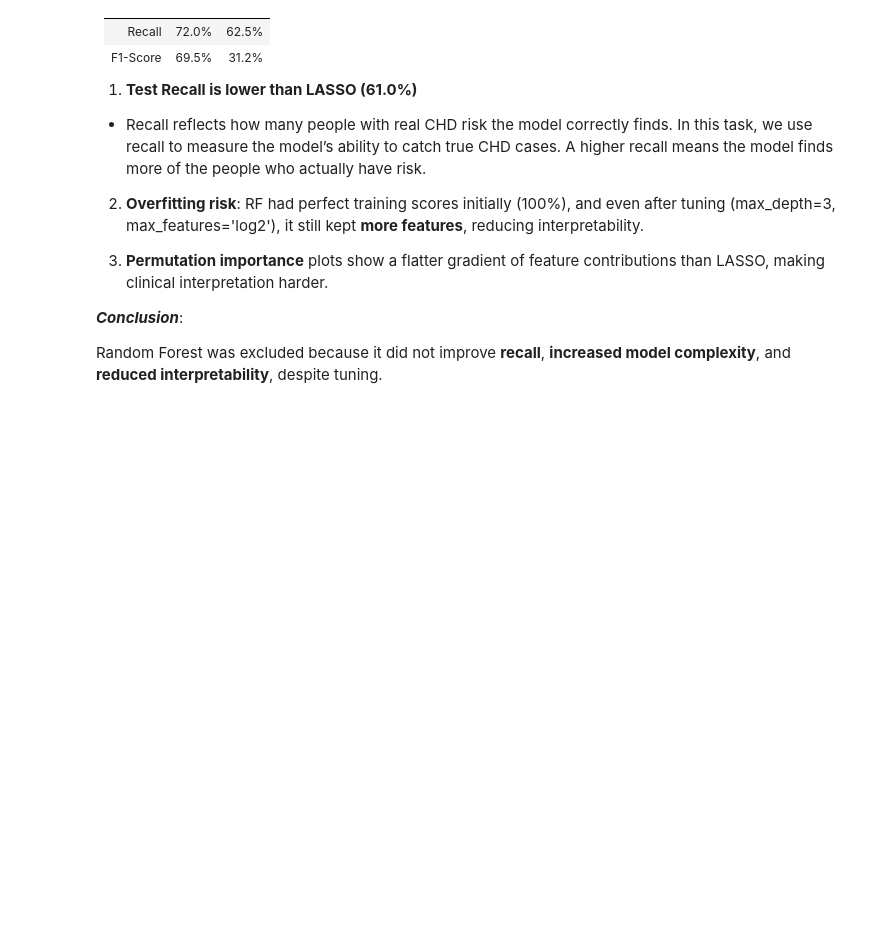
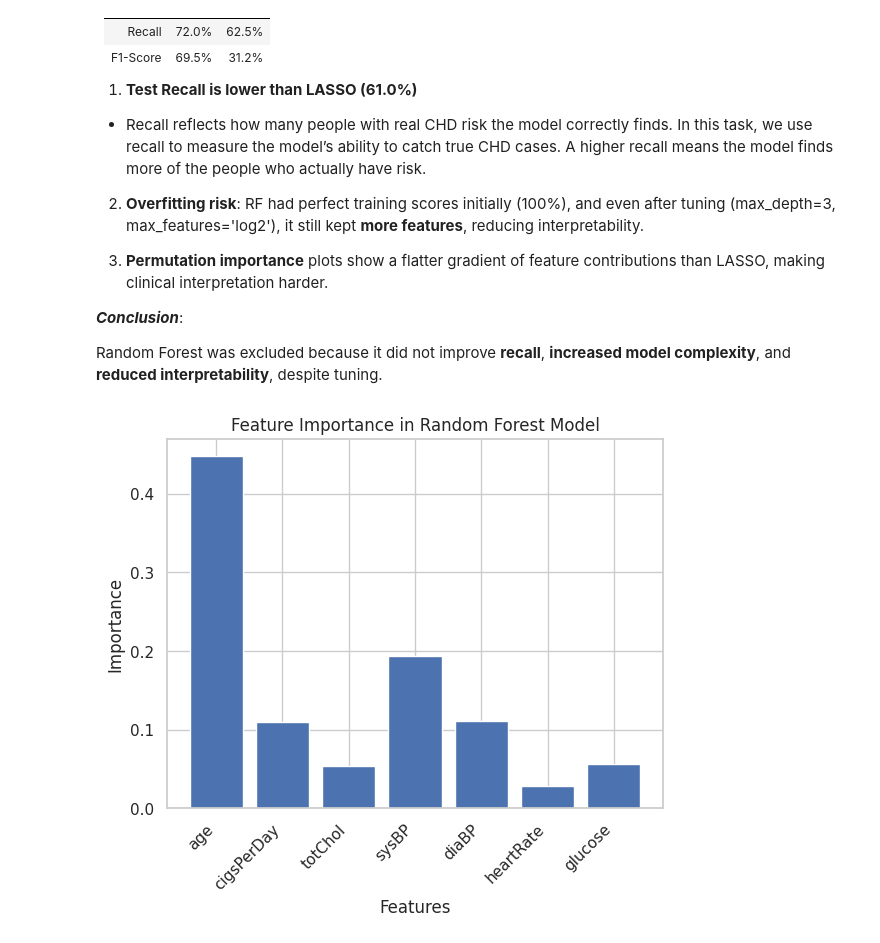
Before and after one commit to zzvcgmv/FHS, a Jupyter notebook: FHS_MLClassifier.ipynb, the cells around one changed output. Saved outputs shown, nothing was run; the diff lists cells and outputs as text; code cells hidden in the pictures; blank space fills up the shorter version.

```diff
--- a/FHS_MLClassifier.ipynb
+++ b/FHS_MLClassifier.ipynb
@@ -762,3 +745,12 @@ Despite its **robustness**, Random Forest failed to outperform simpler models li
 ***Conclusion***:
 
 Random Forest was excluded because it did not improve **recall**, **increased model complexity**, and **reduced interpretability**, despite tuning.
+# %%
+plt.bar(x_train_rfe.columns, rf1Model.feature_importances_)
+plt.title("Feature Importance in Random Forest Model")
+plt.xlabel("Features")
+plt.ylabel("Importance")
+plt.xticks(rotation=45, ha='right')
+plt.show()
+# %% [output]
+[figure, added]
```
Also changed, not shown: parts of 9 cells of this notebook.
